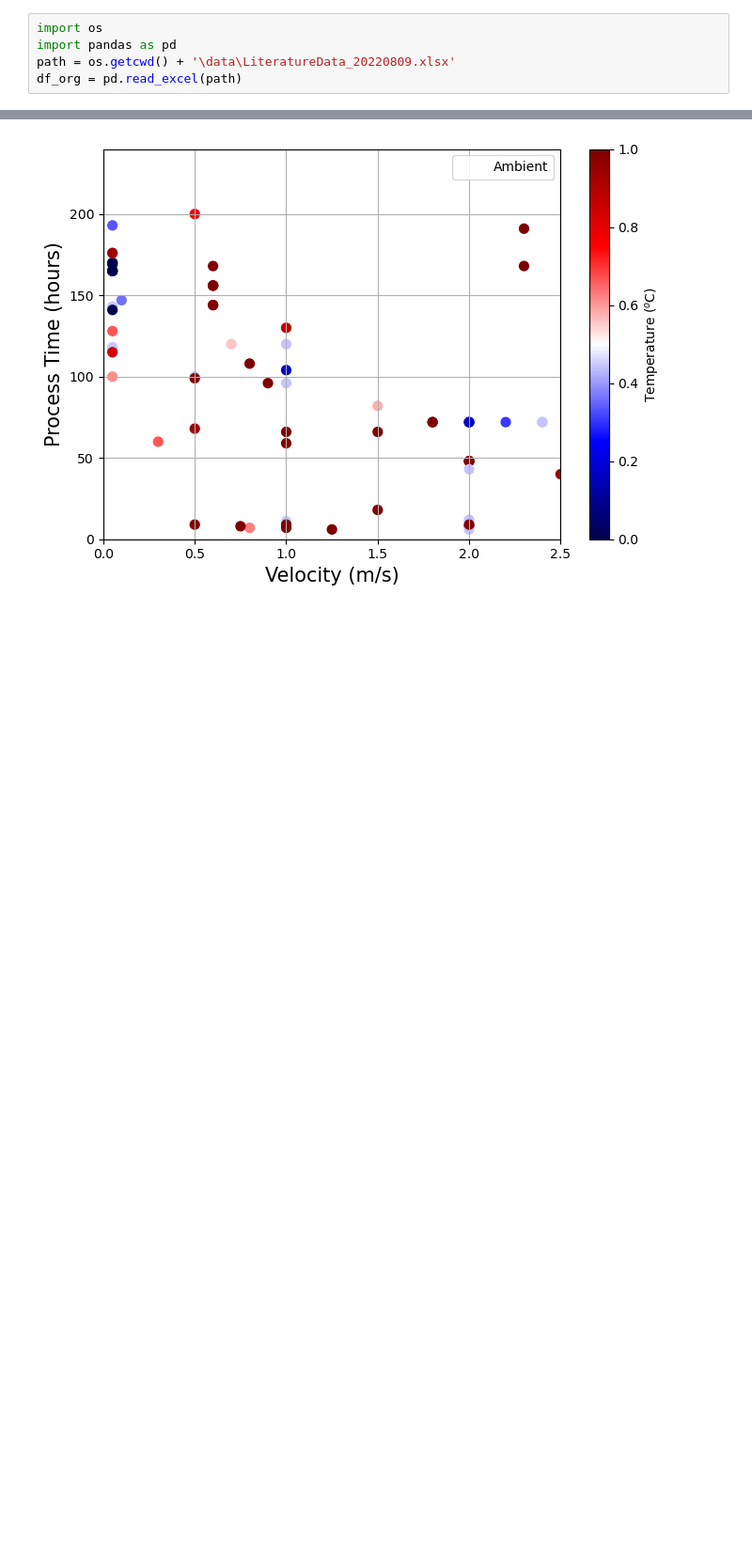
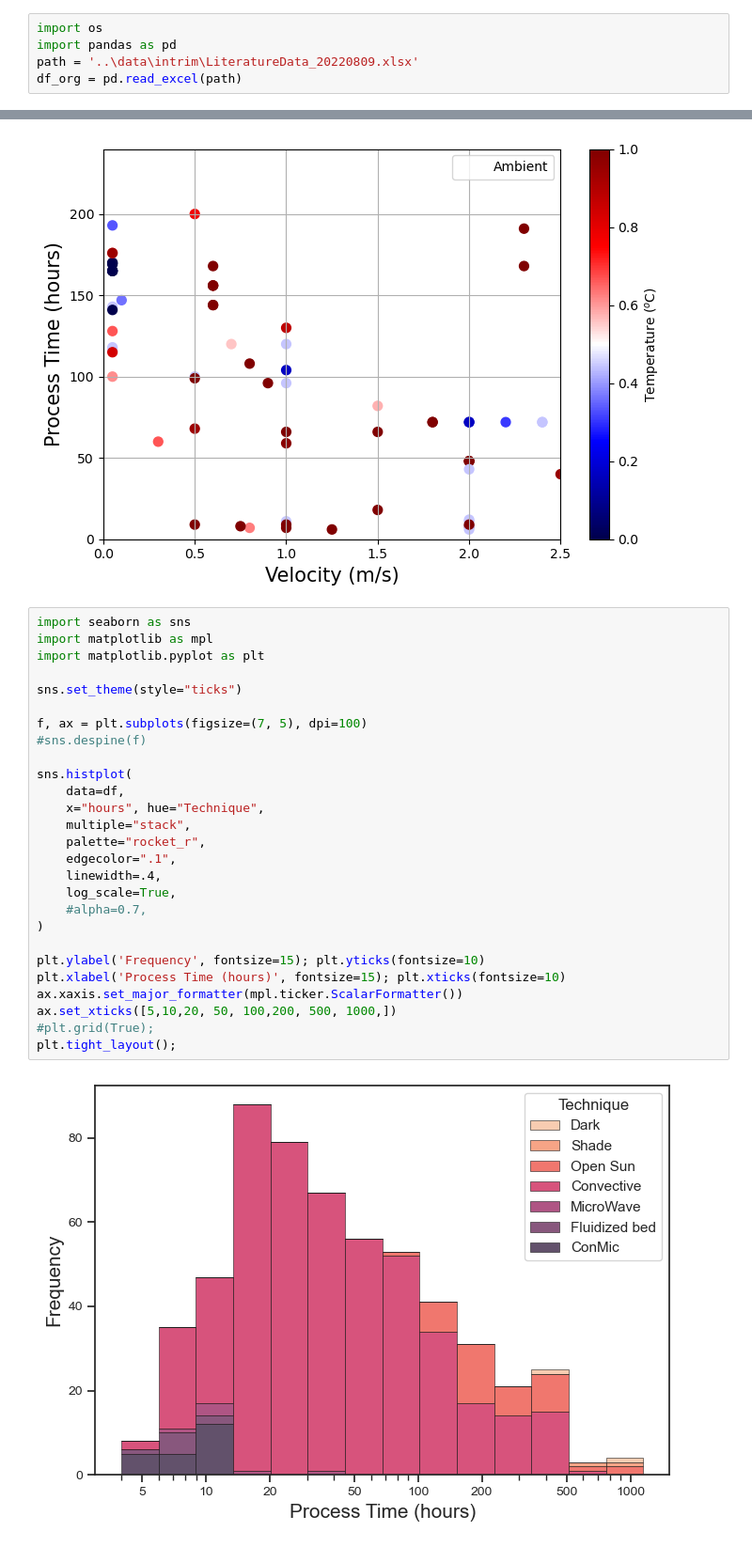
Before and after one commit to ameyak2310/Regressor_ProcessTimePredictor, a Jupyter notebook: notebooks/eda.ipynb, the cells around one changed output, grey strips where cells are left out. Shown at 94% size. Saved outputs shown, nothing was run; the diff lists cells and outputs as text; blank space fills up the shorter version.

Commit message:
Target variable variance plot

```diff
--- a/notebooks/eda.ipynb
+++ b/notebooks/eda.ipynb
@@ -6,7 +6,7 @@
 # %%
 import os
 import pandas as pd
-path = os.getcwd() + '\data\LiteratureData_20220809.xlsx'
+path = '..\data\intrim\LiteratureData_20220809.xlsx'
 df_org = pd.read_excel(path)
 # %%
 df_org.columns
@@ -669,3 +669,32 @@ fig.colorbar(cm.ScalarMappable(#norm=my_norm,
 plt.grid(True);plt.tight_layout();
 # %% [output]
 [figure]
+# %%
+import seaborn as sns
+import matplotlib as mpl
+import matplotlib.pyplot as plt
+
+sns.set_theme(style="ticks")
+
+f, ax = plt.subplots(figsize=(7, 5), dpi=100)
+#sns.despine(f)
+
+sns.histplot(
+    data=df,
+    x="hours", hue="Technique",
+    multiple="stack",
+    palette="rocket_r",
+    edgecolor=".1",
+    linewidth=.4,
+    log_scale=True,
+    #alpha=0.7,
+)
+
+plt.ylabel('Frequency', fontsize=15); plt.yticks(fontsize=10)
+plt.xlabel('Process Time (hours)', fontsize=15); plt.xticks(fontsize=10)
+ax.xaxis.set_major_formatter(mpl.ticker.ScalarFormatter())
+ax.set_xticks([5,10,20, 50, 100,200, 500, 1000,])
+#plt.grid(True);
+plt.tight_layout();
+# %% [output]
+[figure, added]
```
